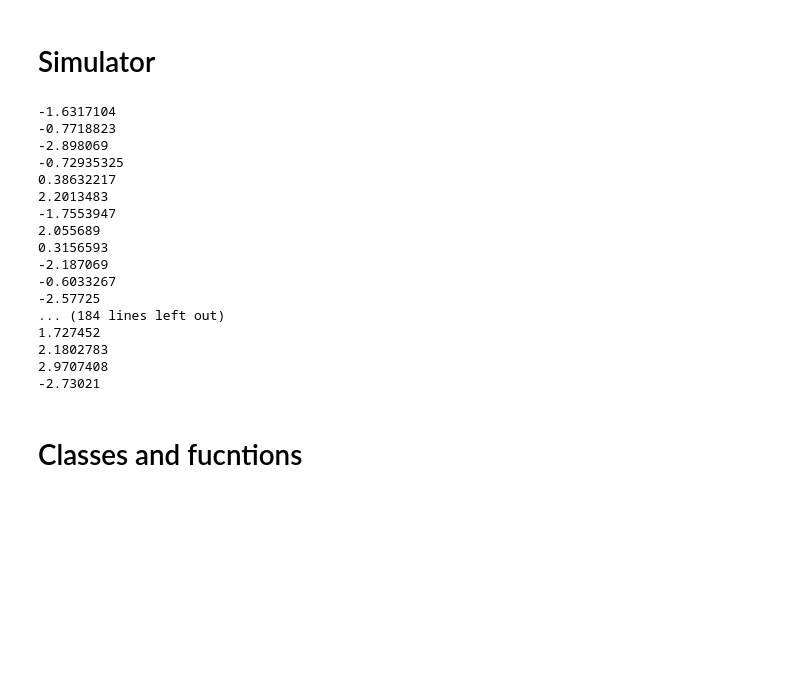
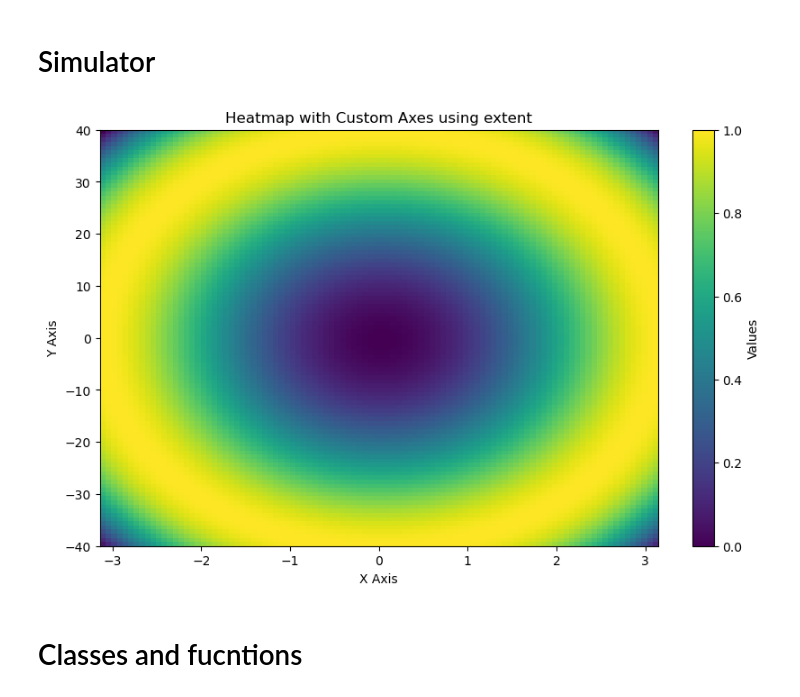
Before and after one commit to Nitin345614/ML4SC-Design-Assignment-G20, a Jupyter notebook: RL.ipynb, the cells around one changed output. Cells and saved outputs as stored; diff of their text form; code cells hidden in the pictures; blank space fills up the shorter version.

```diff
--- a/RL.ipynb
+++ b/RL.ipynb
@@ -26,36 +26,43 @@ np.random.seed(101)
 # %%
 env = gym_unbalanced_disk.UnbalancedDisk(dt=0.025, umax=3.) #alternative
 obs, info = env.reset()
-try:
-    for i in range(200):
-        action = env.action_space.sample()
-        print(action)
-        obs, reward, terminated, truncated, info = env.step(action) #random action
-        #print(obs, reward)
-        #env.render()
-        time.sleep(1/24)
-        if terminated or truncated:
-            obs = env.reset()
-finally: #this will always run
-    env.close()
+#try:
+#    for i in range(50):
+#        #action = env.action_space.sample()
+#        action = 3
+#        obs, reward, terminated, truncated, info = env.step(action) #random action
+#        print(obs, action, reward)
+#        env.render()
+#        time.sleep(1/24)
+#        if terminated or truncated:
+#            obs = env.reset()
+#finally: #this will always run
+#    env.close()
-# %% [output]
--1.6317104
--0.7718823
--2.898069
--0.72935325
-0.38632217
-2.2013483
--1.7553947
-2.055689
-0.3156593
--2.187069
--0.6033267
--2.57725
-... (184 lines left out)
-1.727452
-2.1802783
-2.9707408
--2.73021
+# %%
+
+thetas = (np.array(range(100))/100)*math.pi*2 - math.pi
+omegas = (np.array(range(100))/100)*80 - 40
+
+data = np.zeros([100,100])
+
+for i in range(100):
+    for j in range(100):
+        data[j,i] = reward_custom((thetas[i],omegas[j]))
+
+# Create non-uniform grid
+
+
+
+plt.figure(figsize=(10, 6))
+plt.imshow(data, extent=[-math.pi, math.pi, -40, 40], \
+           aspect='auto', cmap='viridis')
+plt.colorbar(label='Values')
+plt.xlabel('X Axis')
+plt.ylabel('Y Axis')
+plt.title('Heatmap with Custom Axes using extent')
+plt.show()
+# %% [output]
+[figure, added]
 # %% [markdown]
 # Classes and fucntions
 # %%
```
Also changed, not shown: parts of 7 cells of this notebook, 1 other file.
